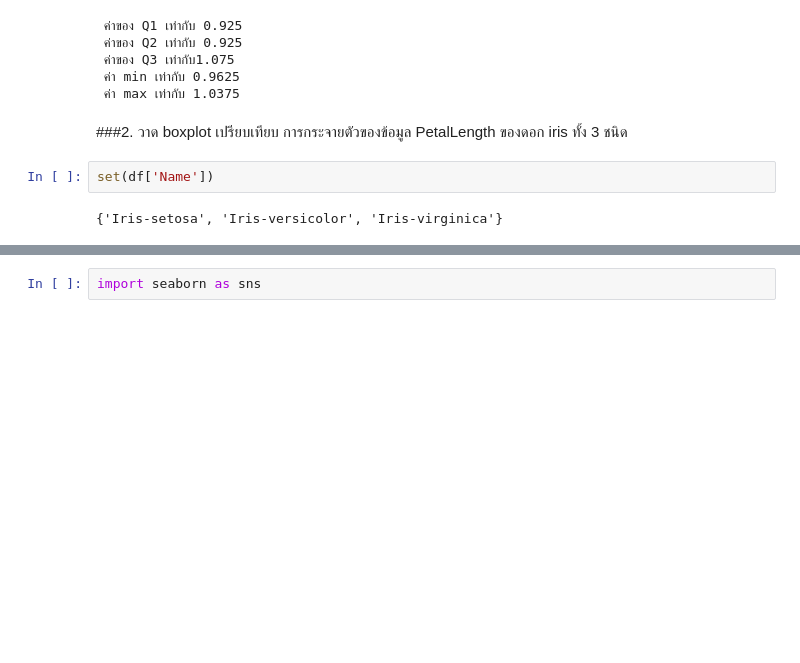
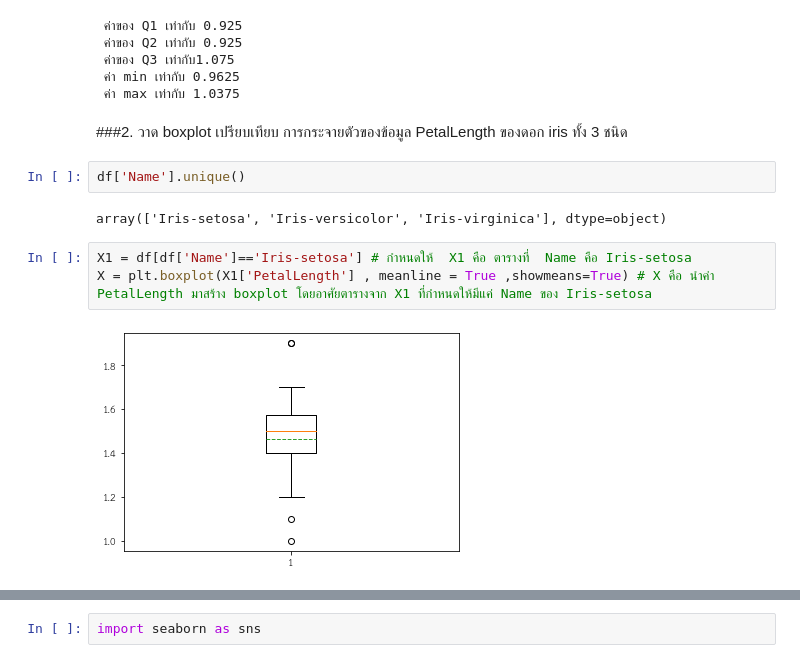
Before and after one commit to 6230204513/data_viz_2022, a Jupyter notebook: DataViz02_Data_Distribution.ipynb, the cells around one changed output, grey strips where cells are left out. Drawn from its saved outputs; the diff is of its cells as text; blank space fills up the shorter version.

```diff
--- a/DataViz02_Data_Distribution.ipynb
+++ b/DataViz02_Data_Distribution.ipynb
@@ -360,7 +360,12 @@ box_vals(ybp)
  ค่า max เท่ากับ 1.0375
 # %% [markdown]
 ###2. วาด boxplot เปรียบเทียบ การกระจายตัวของข้อมูล PetalLength ของดอก iris ทั้ง 3 ชนิด
-# %%
-set(df['Name'])
-# %% [output]
-{'Iris-setosa', 'Iris-versicolor', 'Iris-virginica'}
+# %%
+df['Name'].unique()
+# %% [output]
+array(['Iris-setosa', 'Iris-versicolor', 'Iris-virginica'], dtype=object)
+# %%
+X1 = df[df['Name']=='Iris-setosa'] # กำหนดให้  X1 คือ ตารางที่  Name คือ Iris-setosa
+X = plt.boxplot(X1['PetalLength'] , meanline = True ,showmeans=True) # X คือ นำค่า PetalLength มาสร้าง boxplot โดยอาศัยตารางจาก X1 ที่กำหนดให้มีแค่ Name ของ Iris-setosa
+# %% [output]
+[figure, added]
```
Also changed, not shown: parts of 5 cells of this notebook.
